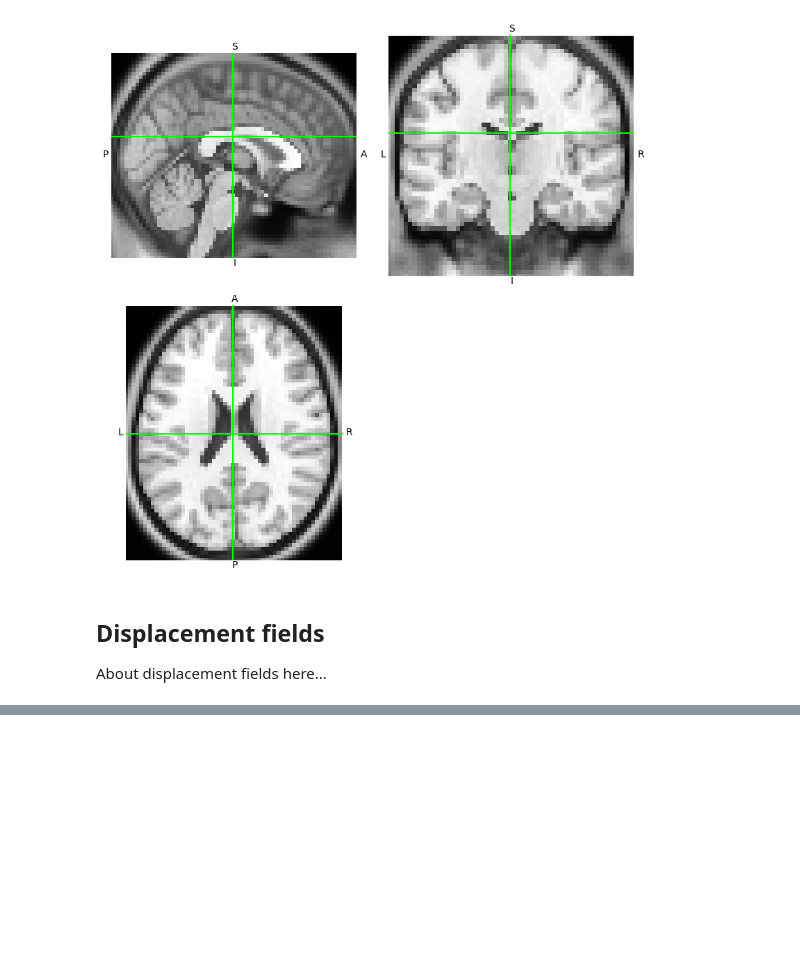
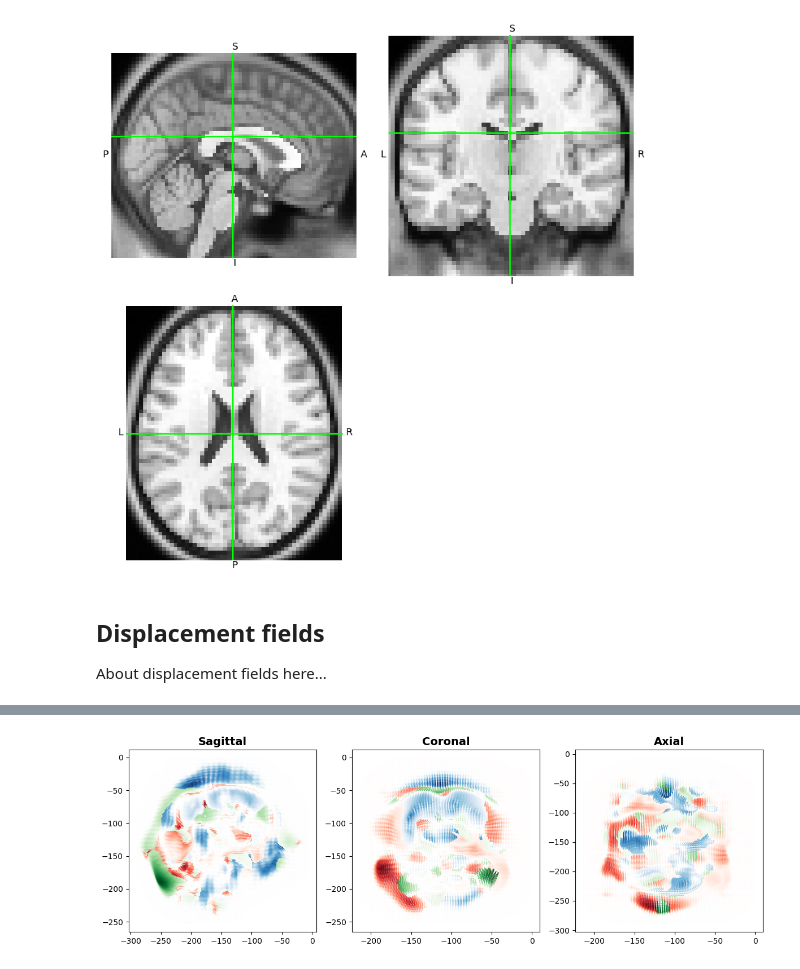
Before and after one commit to nipy/nitransforms, a Jupyter notebook: docs/notebooks/Visualizing transforms.ipynb, the cells around one changed output, grey strips where cells are left out. Cells and saved outputs as stored; diff of their text form; code cells hidden in the pictures; blank space fills up the shorter version.

```diff
--- a/docs/notebooks/Visualizing transforms.ipynb
+++ b/docs/notebooks/Visualizing transforms.ipynb
@@ -89,0 +130,11 @@ pdf.plot_quiverdsm(
+# %%
+fig, axes = plt.subplots(1, 3, figsize=(12, 4), tight_layout=True)
+pdf_3d.plot_quiverdsm(
+    axes = axes,
+    xslice=xslice,
+    yslice=yslice,
+    zslice=zslice
+)
+plt.show()
+# %% [output]
+[figure, added]
```
Also changed, not shown: parts of 23 cells of this notebook, 1 other file.
